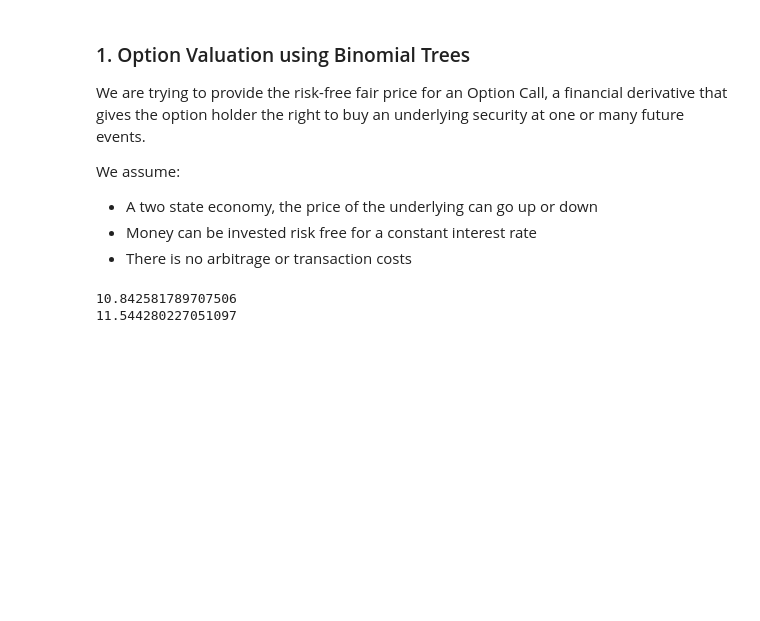
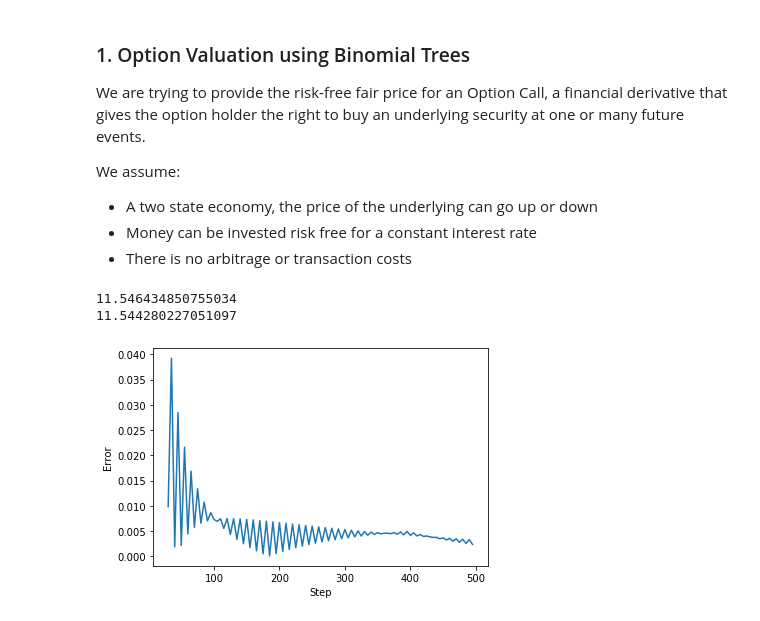
Before and after one commit to DaanMoll/ComputationalFinance, a Jupyter notebook: main.ipynb, the cells around one changed output. Cells and saved outputs as stored; diff of their text form; code cells hidden in the pictures; blank space fills up the shorter version.

Commit message:
Added 3 plots

```diff
--- a/main.ipynb
+++ b/main.ipynb
@@ -17,8 +18,7 @@ We assume:
 - Money can be invested risk free for a constant interest rate
 - There is no arbitrage or transaction costs
 # %%
-def binomialTree(S, sigma, T, N, r, option_type='Call', origin = 'European'):
-
+def binomialTree(S, sigma, T, N, r, K, option_type='Call', origin = 'European'):
     # Time step
     dt = T / N
 
@@ -144,15 +92,31 @@ S = S0 = 100 # Starting stock price
 K = 99 # Strike price
 T = 1 # Time of maturity
 t = 0 # Current period
-N = 2 # Amount of steps, possible price changes
+N = 50 # Amount of steps, possible price changes
 r = 0.06 # Risk free interest rate
 sigma = vol = 0.2 # Volatility of the stock
 # %%
-test_bt = binomialTree(S, sigma, T, N, r)
+test_bt = binomialTree(S, sigma, T, N, r, K)
 print(test_bt)
 
 test_bs = blackSholes(S, K, t, r, sigma)
 print(test_bs[0])
 # %% [output]
-10.842581789707506
+11.546434850755034
 11.544280227051097
+# %%
+def plot_errors(max_steps=500):
+    bs_price = blackSholes(S, K, t, r, sigma)[0]
+    errors = []
+    steps = []
+
+    for N in range(30, max_steps, 5):
+        errors.append(abs(bs_price-binomialTree(S, sigma, T, N, r, K)))
+        steps.append(N)
+    plt.plot(steps,errors)
+    plt.xlabel('Step')
+    plt.ylabel('Error')
+# %%
+plot_errors()
+# %% [output]
+[figure, added]
```
Also changed, not shown: parts of 6 cells of this notebook.
